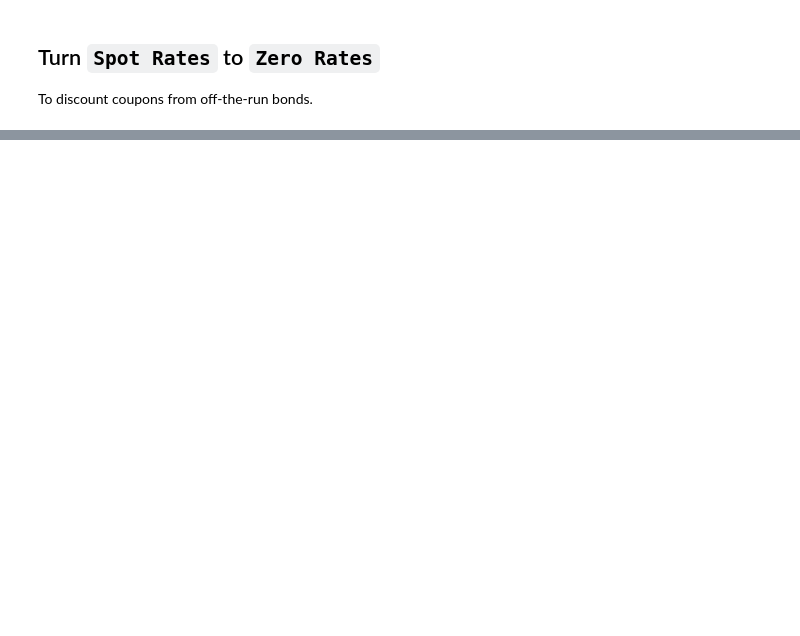
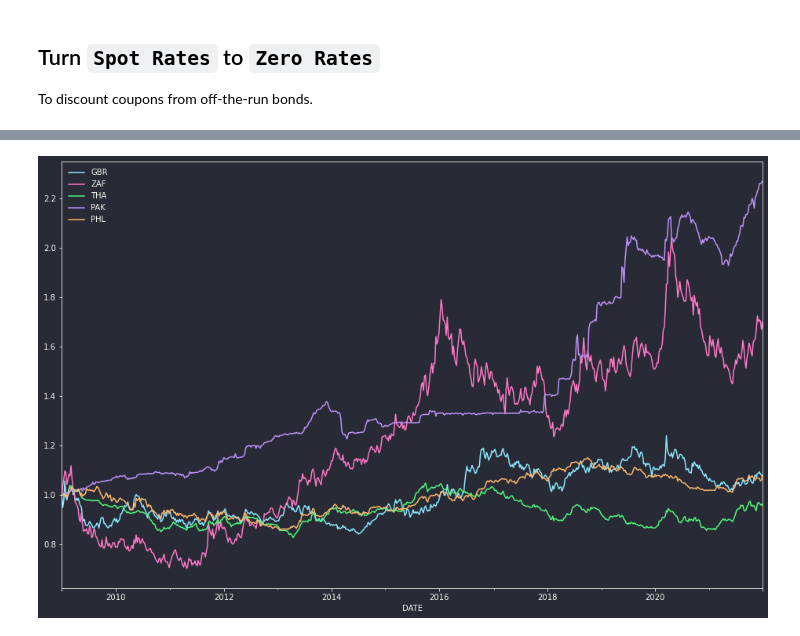
Before and after one commit to philipwlee/regquant, a Jupyter notebook: hw5_fx_carry/hw5_fx_carry_philip_lee_12129240.ipynb, the cells around one changed output, grey strips where cells are left out. Drawn from its saved outputs; the diff is of its cells as text; code cells hidden in the pictures; blank space fills up the shorter version.

```diff
--- a/hw5_fx_carry/hw5_fx_carry_philip_lee_12129240.ipynb
+++ b/hw5_fx_carry/hw5_fx_carry_philip_lee_12129240.ipynb
@@ -112 +135,14 @@ for d, row in par_raw.iterrows():
+# %%
+fx_raw.columns = pd.MultiIndex.from_arrays([np.array(COUNTRIES[1:]), np.zeros(len(COUNTRIES[1:]))],
+                                           names=("COUNTRY", "TENOR"))
+
+fx = fx_raw.resample("W-Fri").last()
+# %%
+to_plot = fx#.iloc[:,0:]
+to_plot /= to_plot.iloc[0,:]
+to_plot.plot()
+plt.legend(COUNTRIES[1:])
+plt.show()
+# %% [output]
+[figure, added]
 # %%
```
Also changed, not shown: parts of 9 cells of this notebook, 1 other file.
